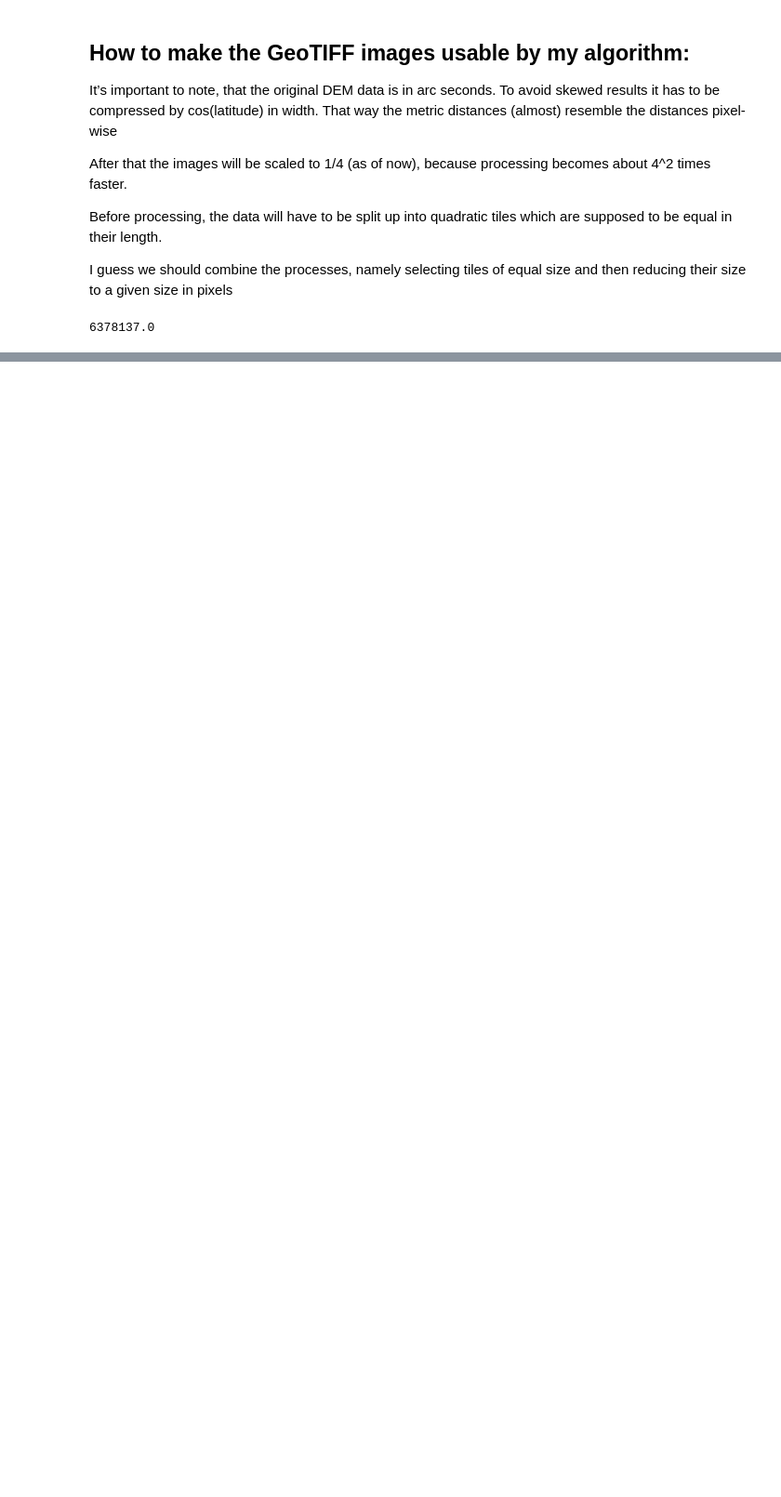
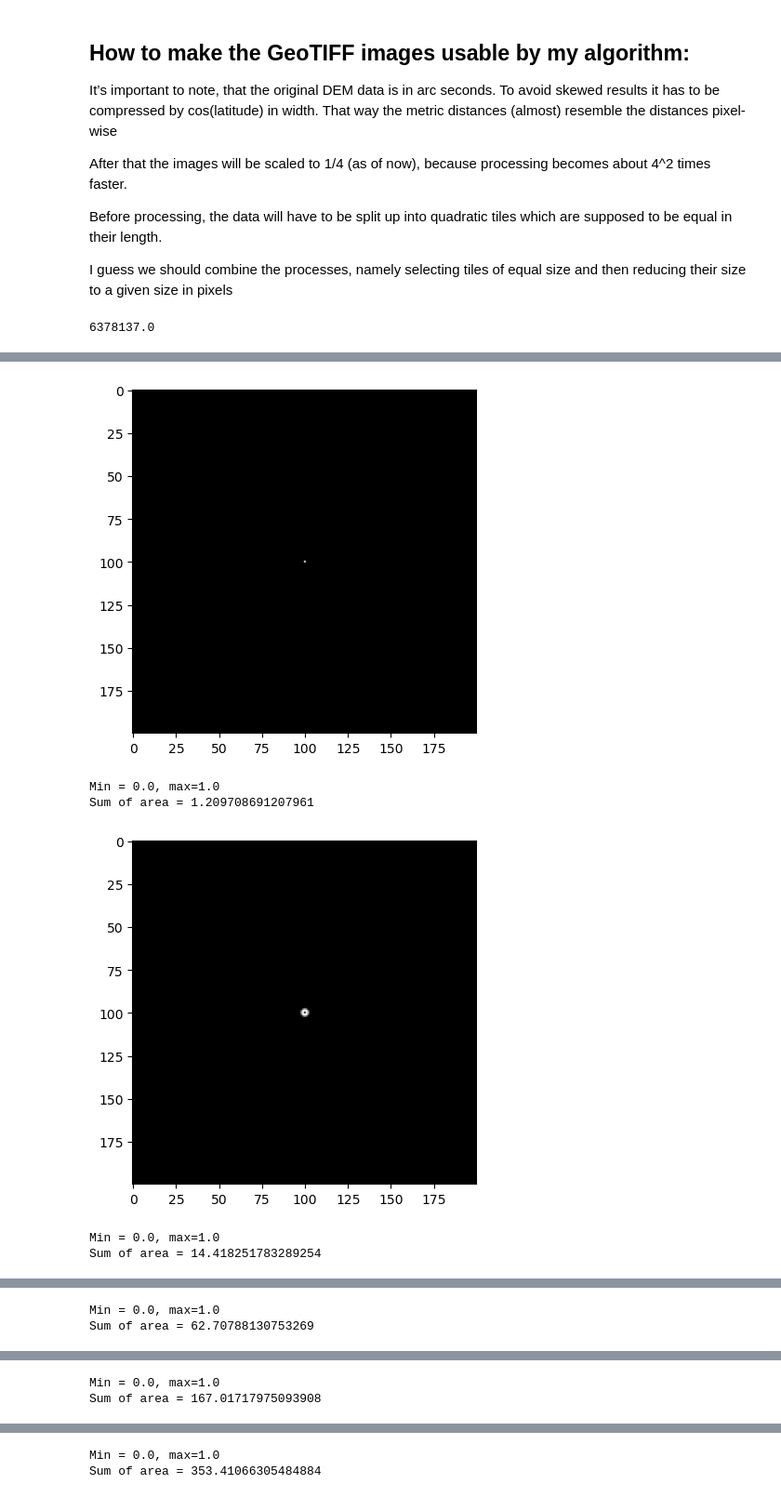
Before and after one commit to sebschger/geospatial-landscape-clustering-by-fft, a Jupyter notebook: main_notebook.ipynb, the cells around one changed output, grey strips where cells are left out. Shown at 93% size. Cells and saved outputs as stored; diff of their text form; code cells hidden in the pictures; blank space fills up the shorter version.

Commit message:
Implemented ring masks with variable gamma for weighting the influence of closer and further areas.

```diff
--- a/main_notebook.ipynb
+++ b/main_notebook.ipynb
@@ -305,0 +355,33 @@ for picture in fft_magnitude_spectra:
+# %%
+def RingImageSeries(height,width,steps,bandwidth):
+    diagonal = math.sqrt((height**2) + (width **2))/2
+
+    outer_radii = np.linspace(0,1,steps+1,endpoint=True)[1:]
+    inner_radii = np.linspace(0,1,steps+1,endpoint=True)[:-1]
+
+    gamma = 2 # how the circles step size is changed over linear. 0
+    #.5 would mean the rings cover the same area.
+
+    outer_radii = np.power(outer_radii, gamma)
+    inner_radii = np.power(inner_radii, gamma)
+
+    outer_radii = outer_radii * diagonal
+    inner_radii = inner_radii * diagonal
+
+    for i in range(steps):
+        img = RingImage(height,width,inner_radii[i],outer_radii[i],bandwidth=bandwidth)
+        plt.imshow(img, cmap="grey")
+        plt.show()
+        plt.close()
+
+        print(f"Min = {np.min(img)}, max={np.max(img)}")
+        print(f"Sum of area = {np.sum(img)}")
+# %%
+RingImageSeries(200,200,16,1)
+# %% [output]
+[figure, added]
+Min = 0.0, max=1.0
+Sum of area = 1.209708691207961
+[figure, added]
+Min = 0.0, max=1.0
+Sum of area = 14.418251783289254
@@ -305,0 +389,2 @@ for picture in fft_magnitude_spectra:
+Min = 0.0, max=1.0
+Sum of area = 62.70788130753269
@@ -305,0 +392,2 @@ for picture in fft_magnitude_spectra:
+Min = 0.0, max=1.0
+Sum of area = 167.01717975093908
@@ -305,0 +395,2 @@ for picture in fft_magnitude_spectra:
+Min = 0.0, max=1.0
+Sum of area = 353.41066305484884
```
Also changed, not shown: parts of 6 cells of this notebook.
